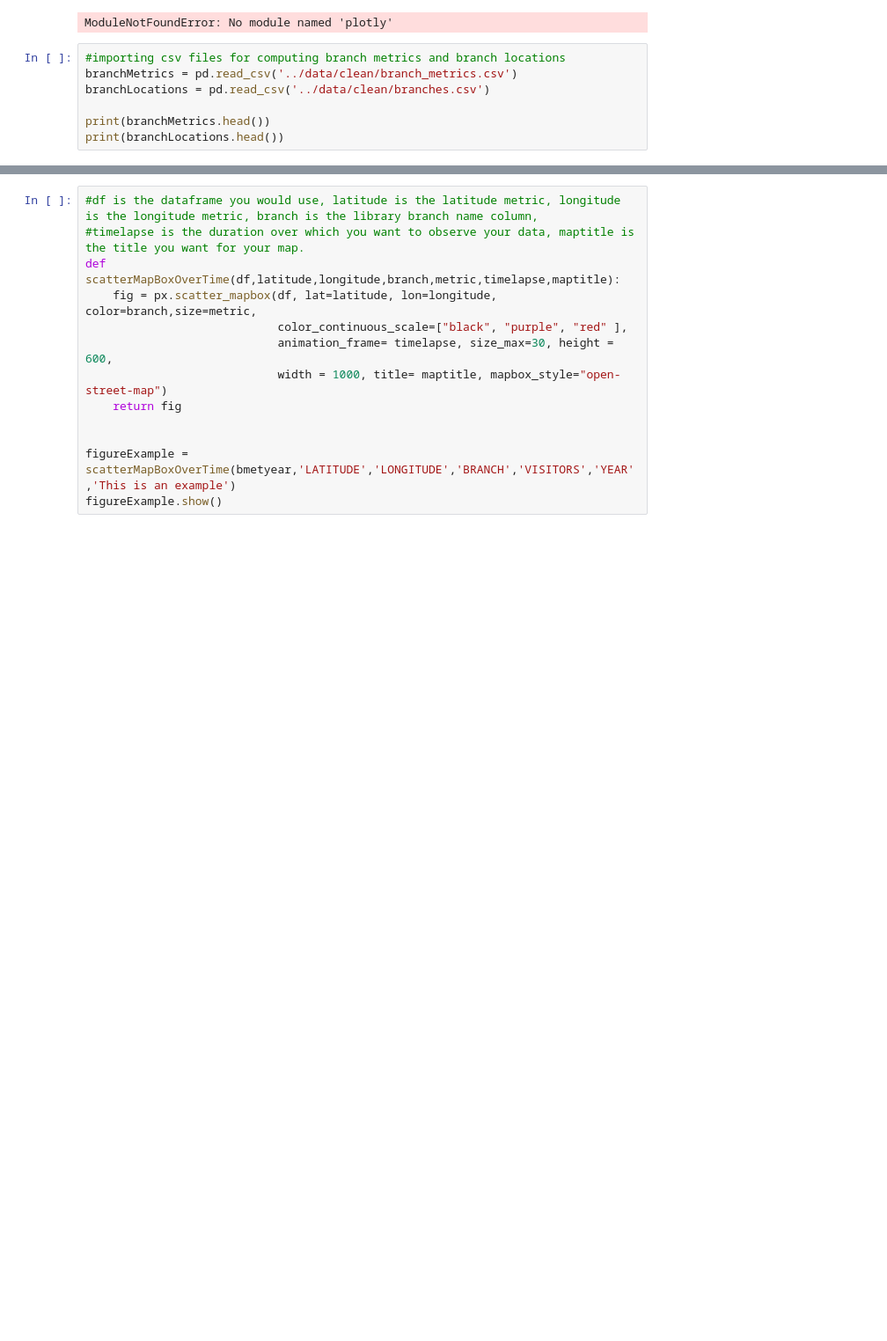
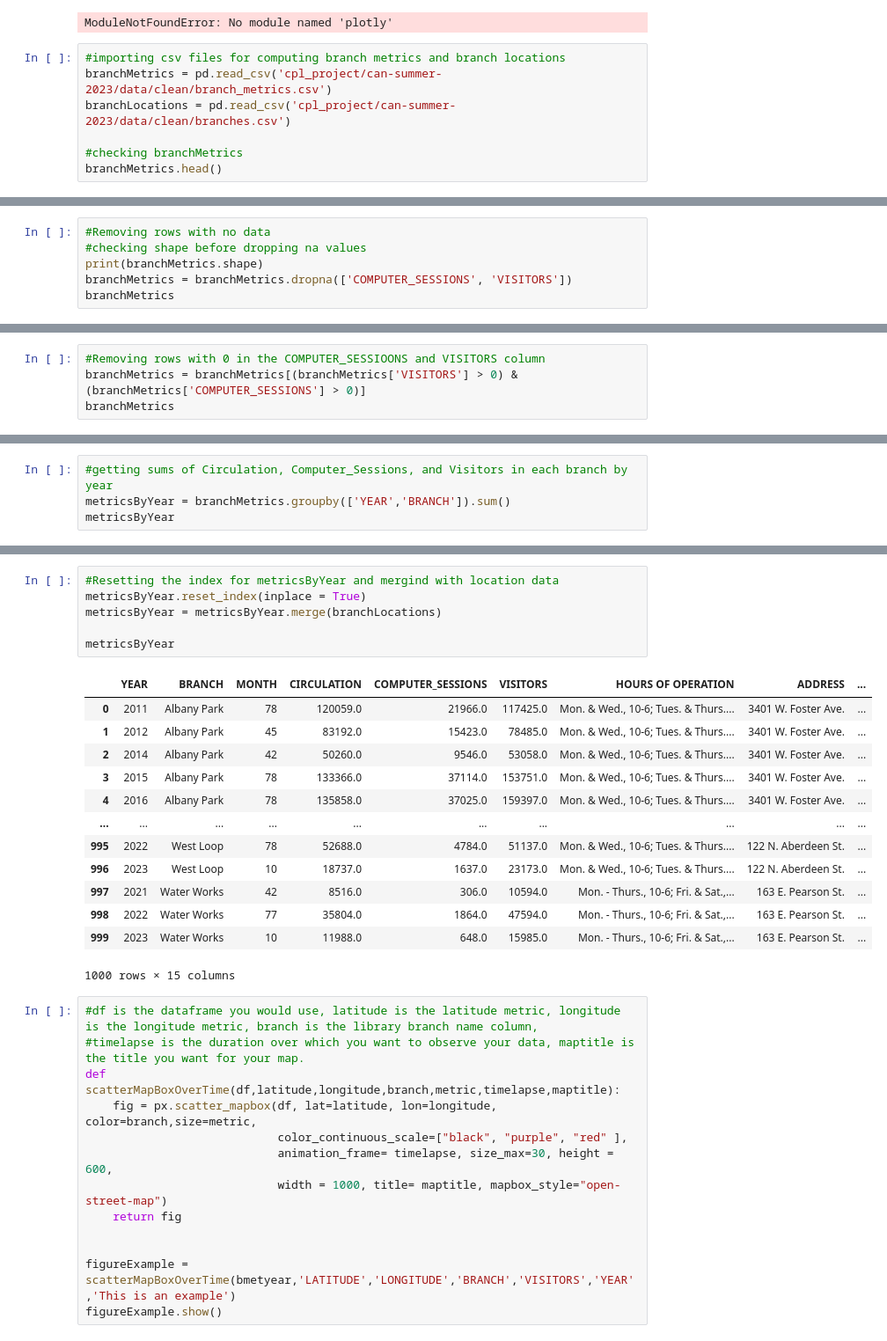
Before and after one commit to uchicago-dsi/cpl_project, a Jupyter notebook: can-summer-2023/notebooks/bubblemap_abby.ipynb, the cells around one changed output, grey strips where cells are left out. Shown at 88% size. Saved outputs shown, nothing was run; the diff lists cells and outputs as text; blank space fills up the shorter version.

```diff
--- a/can-summer-2023/notebooks/bubblemap_abby.ipynb
+++ b/can-summer-2023/notebooks/bubblemap_abby.ipynb
@@ -9,9 +9,9 @@ import plotly.express as px
 ModuleNotFoundError: No module named 'plotly'
 # %%
 #importing csv files for computing branch metrics and branch locations
-branchMetrics = pd.read_csv('../data/clean/branch_metrics.csv')
-branchLocations = pd.read_csv('../data/clean/branches.csv')
+branchMetrics = pd.read_csv('cpl_project/can-summer-2023/data/clean/branch_metrics.csv')
+branchLocations = pd.read_csv('cpl_project/can-summer-2023/data/clean/branches.csv')
 
-print(branchMetrics.head())
-print(branchLocations.head())
+#checking branchMetrics
+branchMetrics.head()
 # %% [output]
@@ -18,0 +34,6 @@ FileNotFoundError: [Errno 2] No such file or directory: '../data/clean/branch_me
+# %%
+#Removing rows with no data
+#checking shape before dropping na values
+print(branchMetrics.shape)
+branchMetrics = branchMetrics.dropna(['COMPUTER_SESSIONS', 'VISITORS'])
+branchMetrics
@@ -18,0 +43,4 @@ FileNotFoundError: [Errno 2] No such file or directory: '../data/clean/branch_me
+# %%
+#Removing rows with 0 in the COMPUTER_SESSIOONS and VISITORS column
+branchMetrics = branchMetrics[(branchMetrics['VISITORS'] > 0) & (branchMetrics['COMPUTER_SESSIONS'] > 0)]
+branchMetrics
@@ -18,0 +61,4 @@ FileNotFoundError: [Errno 2] No such file or directory: '../data/clean/branch_me
+# %%
+#getting sums of Circulation, Computer_Sessions, and Visitors in each branch by year
+metricsByYear = branchMetrics.groupby(['YEAR','BRANCH']).sum()
+metricsByYear
@@ -19,3 +80,23 @@ FileNotFoundError: [Errno 2] No such file or directory: '../data/clean/branch_me
+# %%
+#Resetting the index for metricsByYear and mergind with location data
+metricsByYear.reset_index(inplace = True)
+metricsByYear = metricsByYear.merge(branchLocations)
+
+metricsByYear
+# %% [output]
+|  | YEAR | BRANCH | MONTH | CIRCULATION | COMPUTER_SESSIONS | VISITORS | HOURS OF OPERATION | ADDRESS | ... |
+| 0 | 2011 | Albany Park | 78 | 120059.0 | 21966.0 | 117425.0 | Mon. & Wed., 10-6; Tues. & Thurs.... | 3401 W. Foster Ave. | ... |
+| 1 | 2012 | Albany Park | 45 | 83192.0 | 15423.0 | 78485.0 | Mon. & Wed., 10-6; Tues. & Thurs.... | 3401 W. Foster Ave. | ... |
+| 2 | 2014 | Albany Park | 42 | 50260.0 | 9546.0 | 53058.0 | Mon. & Wed., 10-6; Tues. & Thurs.... | 3401 W. Foster Ave. | ... |
+| 3 | 2015 | Albany Park | 78 | 133366.0 | 37114.0 | 153751.0 | Mon. & Wed., 10-6; Tues. & Thurs.... | 3401 W. Foster Ave. | ... |
+| 4 | 2016 | Albany Park | 78 | 135858.0 | 37025.0 | 159397.0 | Mon. & Wed., 10-6; Tues. & Thurs.... | 3401 W. Foster Ave. | ... |
+| ... | ... | ... | ... | ... | ... | ... | ... | ... | ... |
+| 995 | 2022 | West Loop | 78 | 52688.0 | 4784.0 | 51137.0 | Mon. & Wed., 10-6; Tues. & Thurs.... | 122 N. Aberdeen St. | ... |
+| 996 | 2023 | West Loop | 10 | 18737.0 | 1637.0 | 23173.0 | Mon. & Wed., 10-6; Tues. & Thurs.... | 122 N. Aberdeen St. | ... |
+| 997 | 2021 | Water Works | 42 | 8516.0 | 306.0 | 10594.0 | Mon. - Thurs., 10-6; Fri. & Sat.,... | 163 E. Pearson St. | ... |
+| 998 | 2022 | Water Works | 77 | 35804.0 | 1864.0 | 47594.0 | Mon. - Thurs., 10-6; Fri. & Sat.,... | 163 E. Pearson St. | ... |
+| 999 | 2023 | Water Works | 10 | 11988.0 | 648.0 | 15985.0 | Mon. - Thurs., 10-6; Fri. & Sat.,... | 163 E. Pearson St. | ... |
+1000 rows × 15 columns
 # %%
 #df is the dataframe you would use, latitude is the latitude metric, longitude is the longitude metric, branch is the library branch name column,
 #timelapse is the duration over which you want to observe your data, maptitle is the title you want for your map.
```
Also changed, not shown: parts of 5 cells of this notebook.
